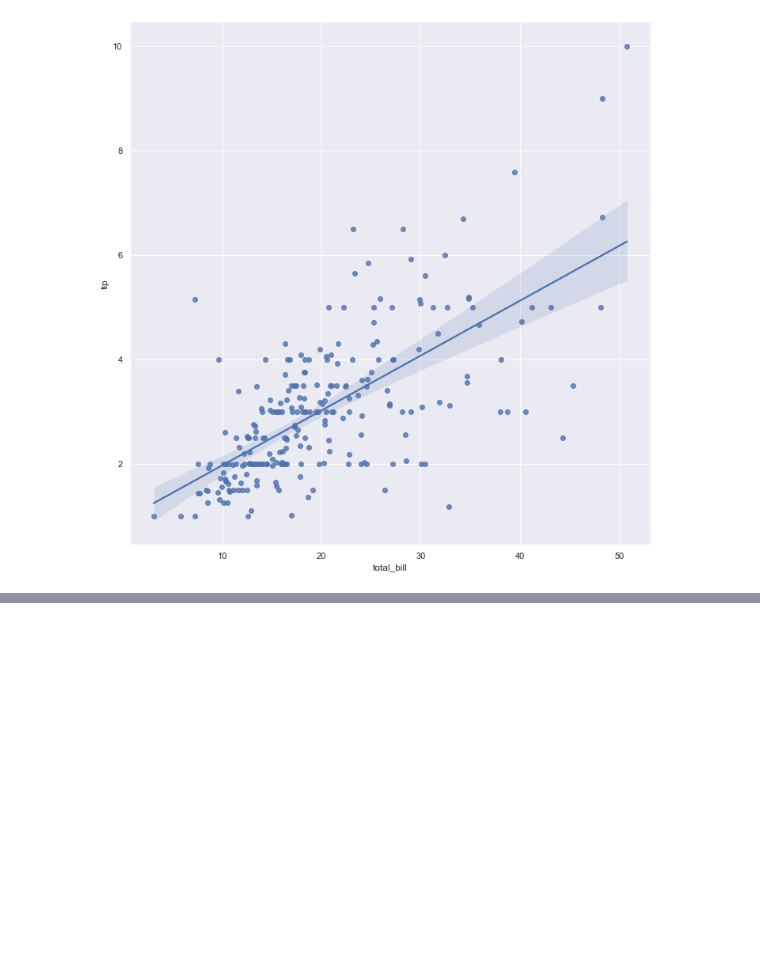
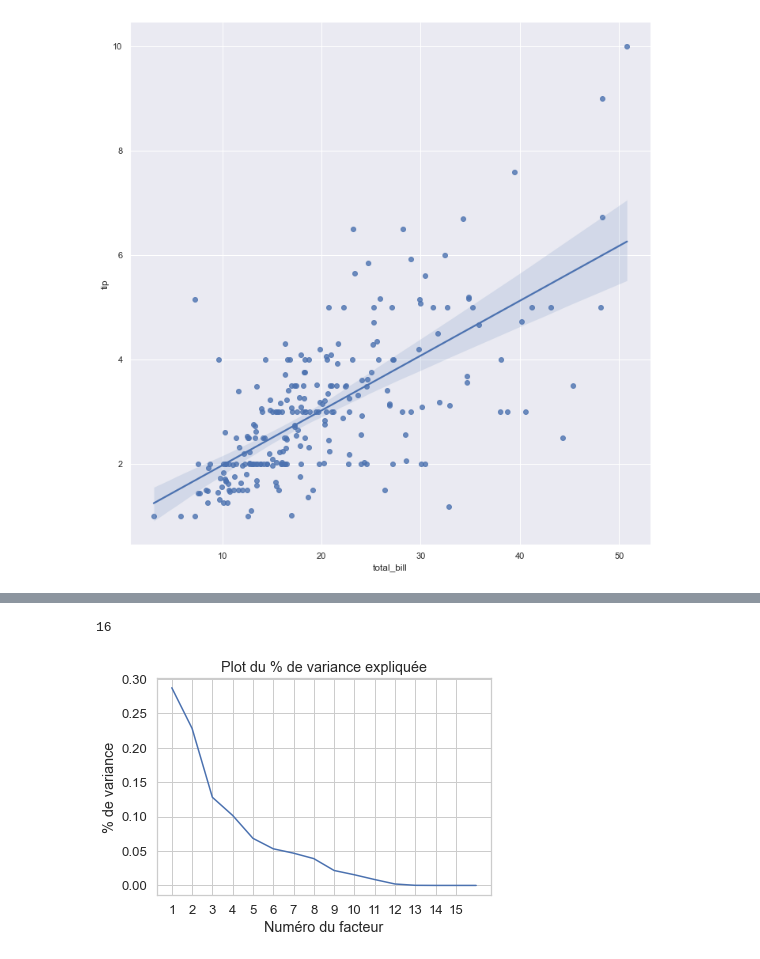
Before and after one commit to pbellot/FormationPANDAS, a Jupyter notebook: exercices.ipynb, the cells around one changed output, grey strips where cells are left out. Saved outputs shown, nothing was run; the diff lists cells and outputs as text; code cells hidden in the pictures; blank space fills up the shorter version.

```diff
--- a/exercices.ipynb
+++ b/exercices.ipynb
@@ -827,0 +891,3 @@ g = sns.lmplot(x="total_bill", y="tip", data=tips, height=10)
+# %%
+titanic_dummies_sansNA = titanic_dummies.dropna()
+titanic_dummies_sansNA.info()
@@ -827,0 +912,3 @@ g = sns.lmplot(x="total_bill", y="tip", data=tips, height=10)
+# %%
+titanic_dummies_sansNA.set_index('PassengerId',inplace=True)
+titanic_dummies_sansNA
@@ -827,0 +947,6 @@ g = sns.lmplot(x="total_bill", y="tip", data=tips, height=10)
+# %%
+from sklearn.preprocessing import StandardScaler
+sc = StandardScaler()
+st = sc.fit_transform(titanic_dummies_sansNA.iloc[:,1:5])
+titanicStd = titanic_dummies_sansNA.copy()
+titanicStd.iloc[:,1:5] = pd.DataFrame(st,index=titanic_dummies_sansNA.index,columns=titanic_dummies_sansNA.columns[1:5])
@@ -827,0 +970,15 @@ g = sns.lmplot(x="total_bill", y="tip", data=tips, height=10)
+# %%
+coordonnees = acp.fit_transform(titanicStd.iloc[:,1:])
+# %%
+acp.n_components_
+# %% [output]
+16
+# %%
+plt.plot(np.arange(1,acp.n_components_+1),acp.explained_variance_ratio_)
+plt.title("Plot du % de variance expliquée")
+plt.xticks(np.arange(1,acp.n_components_))
+plt.ylabel("% de variance")
+plt.xlabel("Numéro du facteur")
+plt.show()
+# %% [output]
+[figure, added]
```
Also changed, not shown: parts of 14 cells of this notebook.
